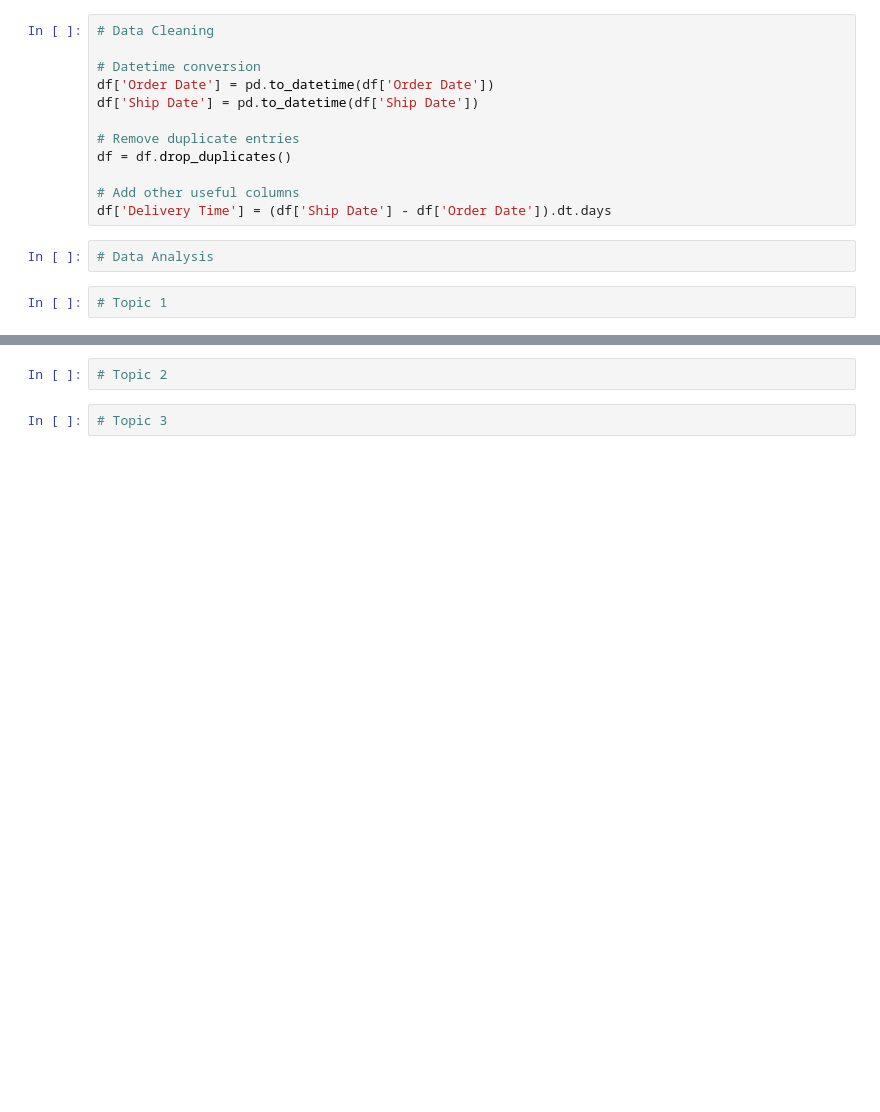
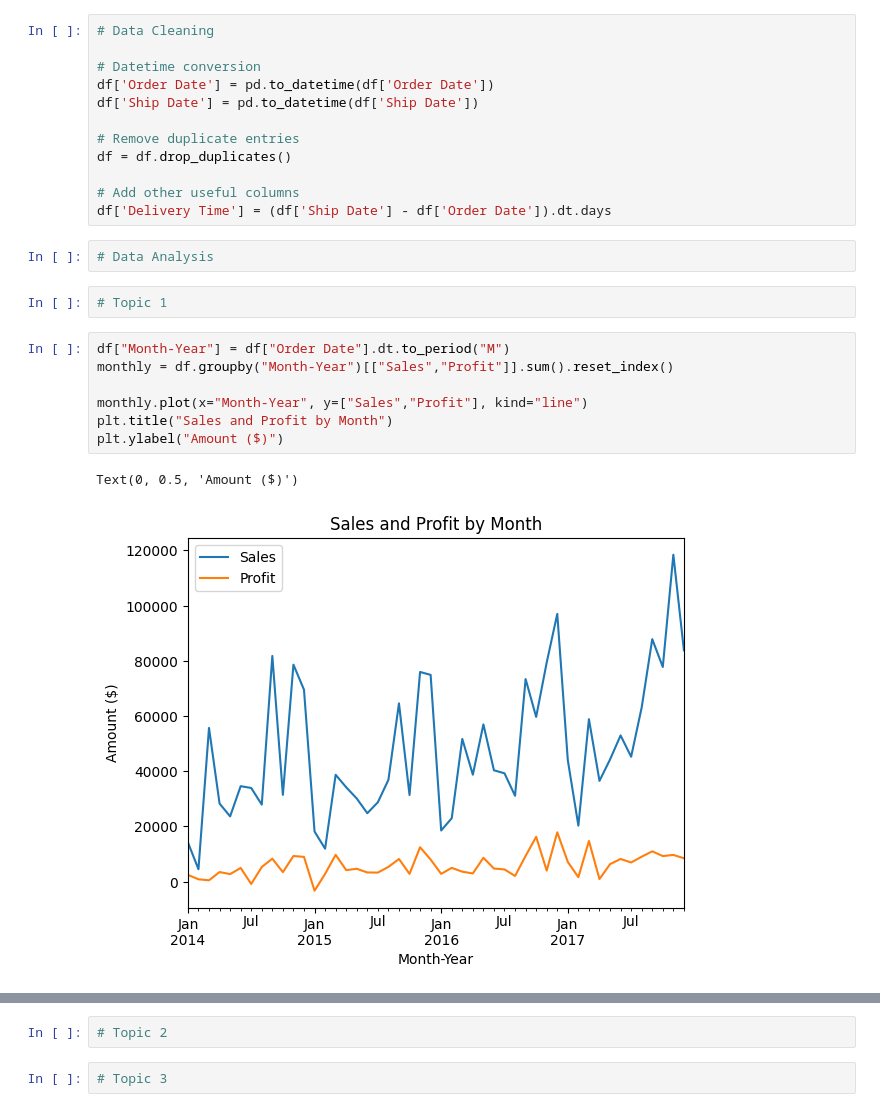
Before and after one commit to KyleNicholls19/StoreDataAnalysis, a Jupyter notebook: StoreAnalysis.ipynb, the cells around one changed output, grey strips where cells are left out. Saved outputs shown, nothing was run; the diff lists cells and outputs as text; blank space fills up the shorter version.

Commit message:
Sales and Profit over time

```diff
--- a/StoreAnalysis.ipynb
+++ b/StoreAnalysis.ipynb
@@ -74,3 +74,13 @@ df['Delivery Time'] = (df['Ship Date'] - df['Order Date']).dt.days
 # Data Analysis
 # %%
 # Topic 1
+# %%
+df["Month-Year"] = df["Order Date"].dt.to_period("M")
+monthly = df.groupby("Month-Year")[["Sales","Profit"]].sum().reset_index()
+
+monthly.plot(x="Month-Year", y=["Sales","Profit"], kind="line")
+plt.title("Sales and Profit by Month")
+plt.ylabel("Amount ($)")
+# %% [output]
+Text(0, 0.5, 'Amount ($)')
+[figure, added]
```
Also changed, not shown: parts of 3 cells of this notebook.
